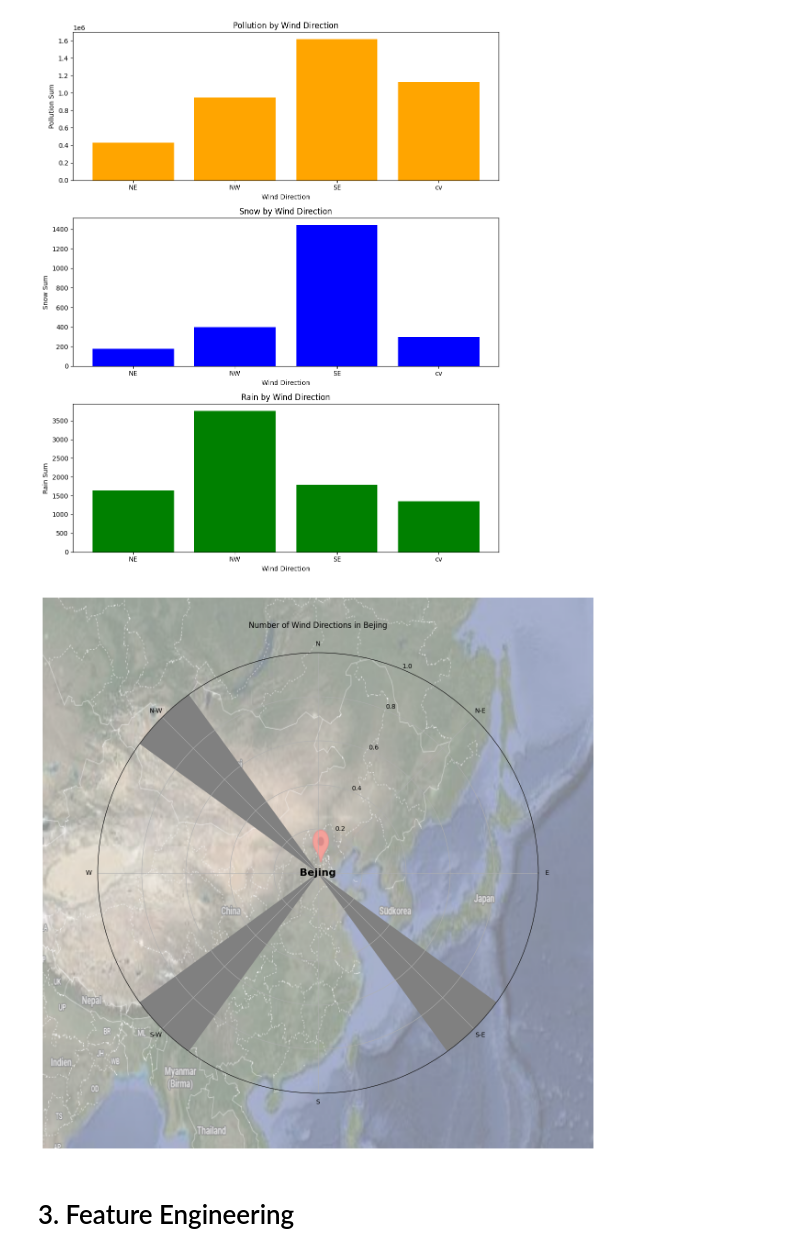
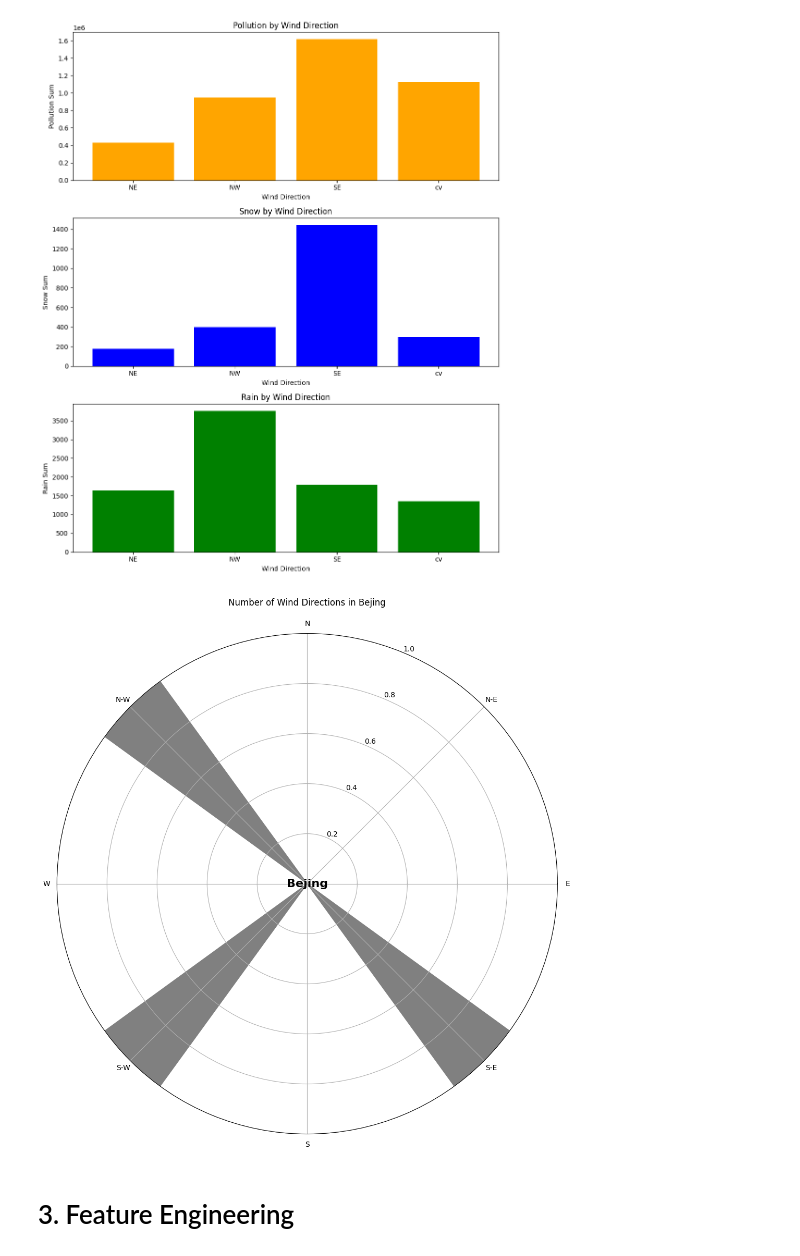
Before and after one commit to davidedalce/Air-Quality-Forecast, a Jupyter notebook: notebooks/EDA.ipynb, the cells around one changed output. Drawn from its saved outputs; the diff is of its cells as text; code cells hidden in the pictures.

```diff
--- a/notebooks/EDA.ipynb
+++ b/notebooks/EDA.ipynb
@@ -346,7 +370,7 @@ import matplotlib.image as mpimg
 from windrose import WindroseAxes
 
 # Load the satellite image (ensure the path is correct)
-img = mpimg.imread(r'notebooks\satelite_image.png')
+#img = mpimg.imread(r'notebooks\satelite_image.png')
 
 # Wind direction mapping
 direction_mapping = {
@@ -358,37 +382,37 @@ wind_directions = ['SE', 'NW', 'cv', 'NE']
 counts = [15290, 14130, 9384, 4996]
 
 # Create dataframe
 df_wind = pd.DataFrame({'wind_direction': wind_directions, 'counts': counts})
 df_wind['wind_direction_deg'] = df_wind['wind_direction'].map(direction_mapping)
 
 # Drop rows where 'cv' was (invalid direction)
 df_wind = df_wind.dropna(subset=['wind_direction_deg'])
 
 
 # Create the figure
 fig = plt.figure(figsize=(12, 12))
 
 # Create background axes for the satellite image
-ax_bg = fig.add_axes([0, 0, 1, 1])
-ax_bg.imshow(img, extent=[-np.pi, np.pi, -np.pi, np.pi], alpha=0.5, aspect='auto')
-ax_bg.axis('off')  # Hide background axes
+#ax_bg = fig.add_axes([0, 0, 1, 1])
+#ax_bg.imshow(img, extent=[-np.pi, np.pi, -np.pi, np.pi], alpha=0.5, aspect='auto')
+#ax_bg.axis('off')  # Hide background axes
 
 # Create windrose axes on top with transparent background
 ax_wind = WindroseAxes(fig, [0.1, 0.1, 0.8, 0.8], facecolor='none')
 fig.add_axes(ax_wind)
 
 # Plot the windrose bars with the normalized counts
 ax_wind.bar(np.array(df_wind['wind_direction_deg']), np.array(df_wind['counts']), edgecolor='white', color='gray', opening=0.8, blowto = True)
 
 # Customize the plot
 ax_wind.set_title("Number of Wind Directions in Bejing", pad=20)
 ax_wind.text(0, 0, 'Bejing', color='black', ha='center', va='center',
              fontsize=16, fontweight='bold')
 
 # Display the plot
 plt.show()
 # %% [output]
-[figure, old version]
+[figure, new version]
 # %% [markdown]
 # 3. Feature Engineering
 # %% [markdown]
```
Also changed, not shown: parts of 11 cells of this notebook, 2 other files.
